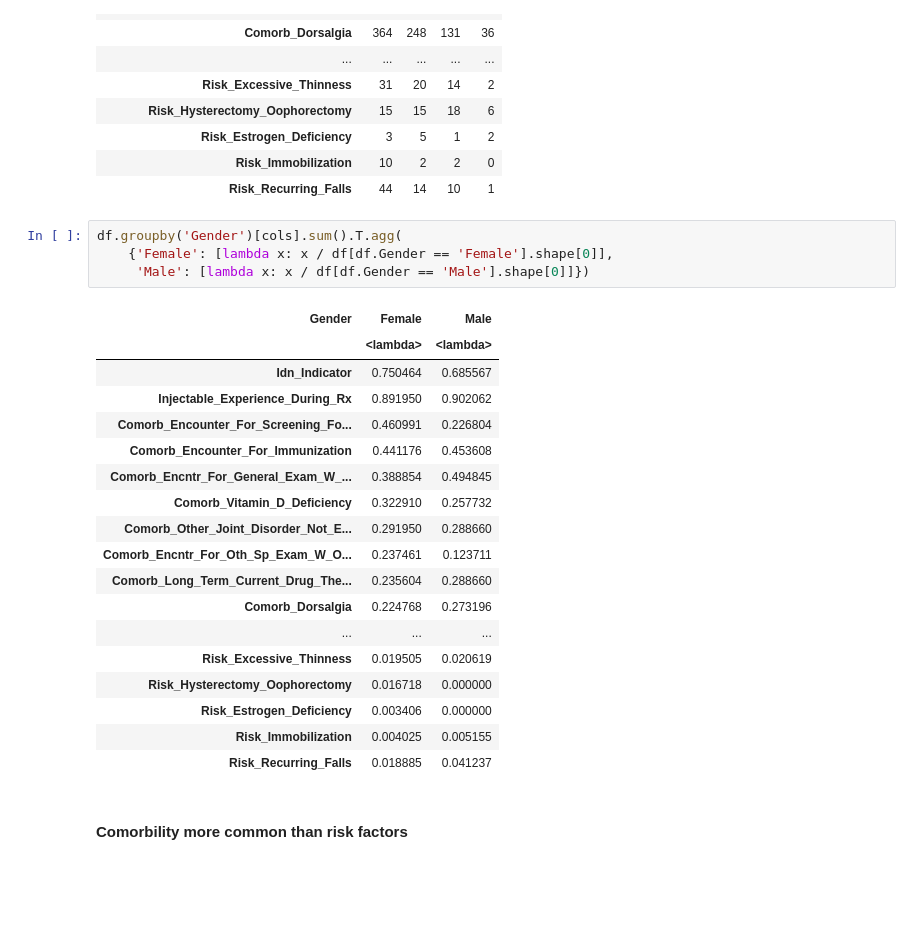
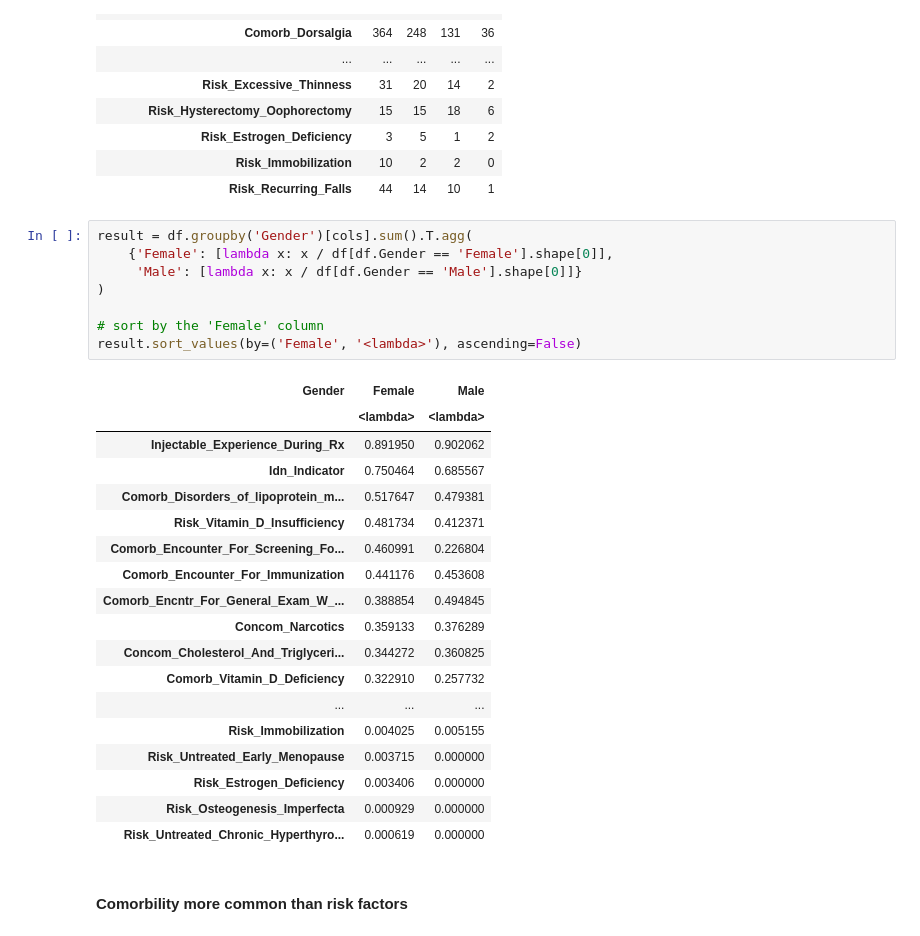
Before and after one commit to julia-donato/DG-Final-Project, a Jupyter notebook: Week 10: EDA/EDA.ipynb, the cells around one changed output. Saved outputs shown, nothing was run; the diff lists cells and outputs as text; blank space fills up the shorter version.

```diff
--- a/Week 10: EDA/EDA.ipynb
+++ b/Week 10: EDA/EDA.ipynb
@@ -179,28 +179,32 @@ df.groupby('Age_Bucket')[cols].sum().T
 | Risk_Immobilization | 10 | 2 | 2 | 0 |
 | Risk_Recurring_Falls | 44 | 14 | 10 | 1 |
 # %%
-df.groupby('Gender')[cols].sum().T.agg(
+result = df.groupby('Gender')[cols].sum().T.agg(
     {'Female': [lambda x: x / df[df.Gender == 'Female'].shape[0]],
-     'Male': [lambda x: x / df[df.Gender == 'Male'].shape[0]]})
+     'Male': [lambda x: x / df[df.Gender == 'Male'].shape[0]]}
+)
+
+# sort by the 'Female' column
+result.sort_values(by=('Female', '<lambda>'), ascending=False)
 # %% [output]
 | Gender | Female | Male |
 |  | <lambda> | <lambda> |
+| Injectable_Experience_During_Rx | 0.891950 | 0.902062 |
 | Idn_Indicator | 0.750464 | 0.685567 |
-| Injectable_Experience_During_Rx | 0.891950 | 0.902062 |
+| Comorb_Disorders_of_lipoprotein_m... | 0.517647 | 0.479381 |
+| Risk_Vitamin_D_Insufficiency | 0.481734 | 0.412371 |
 | Comorb_Encounter_For_Screening_Fo... | 0.460991 | 0.226804 |
 | Comorb_Encounter_For_Immunization | 0.441176 | 0.453608 |
 | Comorb_Encntr_For_General_Exam_W_... | 0.388854 | 0.494845 |
+| Concom_Narcotics | 0.359133 | 0.376289 |
+| Concom_Cholesterol_And_Triglyceri... | 0.344272 | 0.360825 |
 | Comorb_Vitamin_D_Deficiency | 0.322910 | 0.257732 |
-| Comorb_Other_Joint_Disorder_Not_E... | 0.291950 | 0.288660 |
-| Comorb_Encntr_For_Oth_Sp_Exam_W_O... | 0.237461 | 0.123711 |
-| Comorb_Long_Term_Current_Drug_The... | 0.235604 | 0.288660 |
-| Comorb_Dorsalgia | 0.224768 | 0.273196 |
 | ... | ... | ... |
-| Risk_Excessive_Thinness | 0.019505 | 0.020619 |
-| Risk_Hysterectomy_Oophorectomy | 0.016718 | 0.000000 |
+| Risk_Immobilization | 0.004025 | 0.005155 |
+| Risk_Untreated_Early_Menopause | 0.003715 | 0.000000 |
 | Risk_Estrogen_Deficiency | 0.003406 | 0.000000 |
-| Risk_Immobilization | 0.004025 | 0.005155 |
-| Risk_Recurring_Falls | 0.018885 | 0.041237 |
+| Risk_Osteogenesis_Imperfecta | 0.000929 | 0.000000 |
+| Risk_Untreated_Chronic_Hyperthyro... | 0.000619 | 0.000000 |
 # %% [markdown]
 #### Comorbility more common than risk factors
 # %% [markdown]
```
Also changed, not shown: parts of 6 cells of this notebook.
